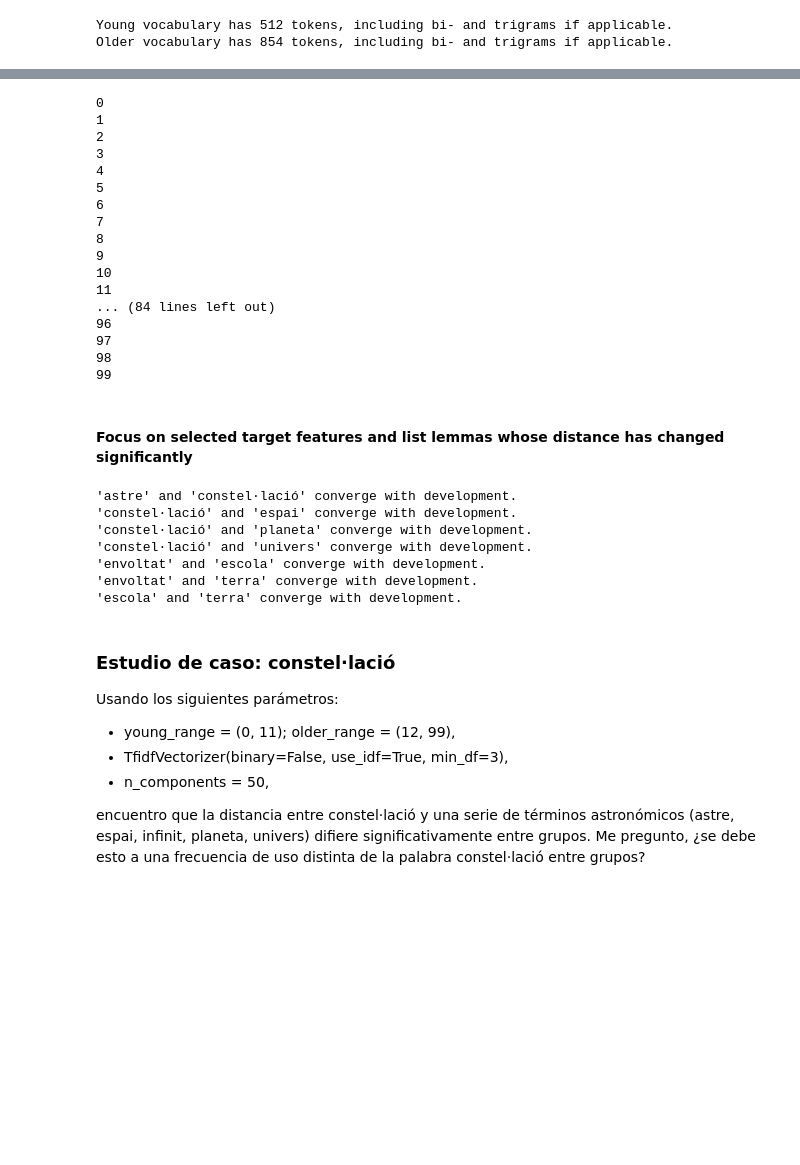
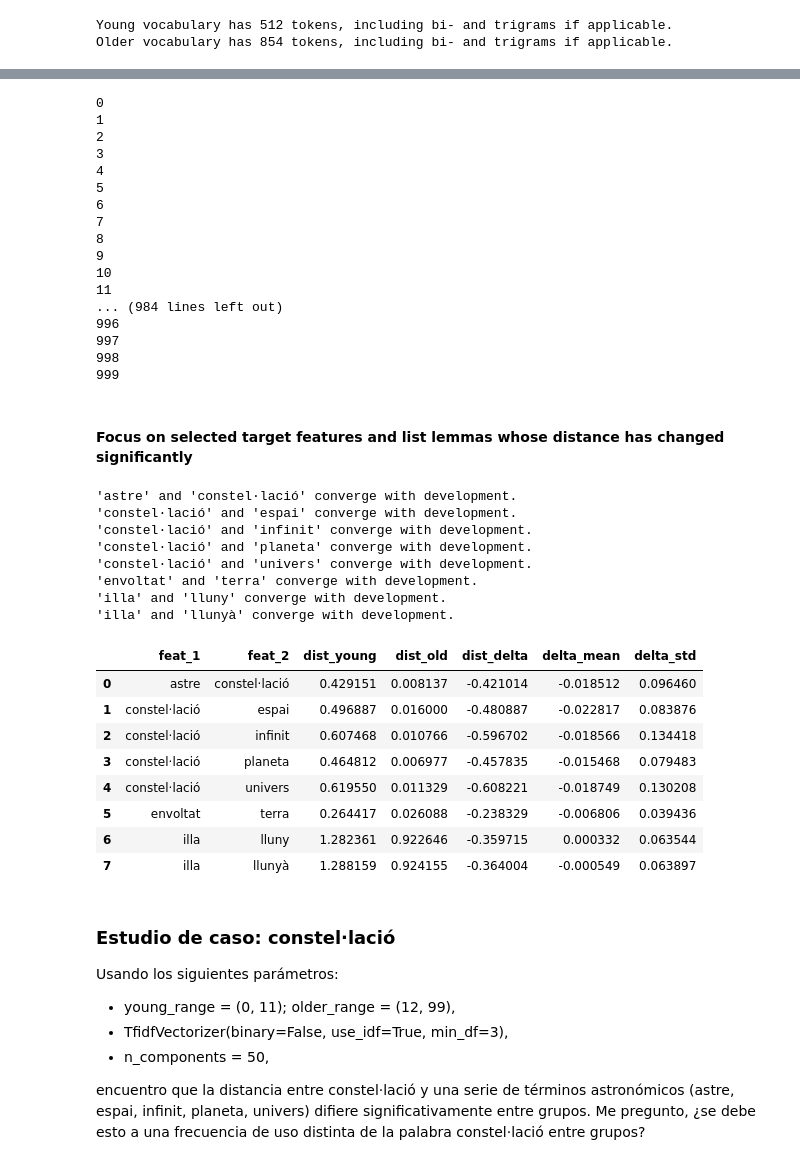
Before and after one commit to diegodlh/cesca, a Jupyter notebook: CesCa_corpus.ipynb, the cells around one changed output, grey strips where cells are left out. Drawn from its saved outputs; the diff is of its cells as text; code cells hidden in the pictures; blank space fills up the shorter version.

Commit message:
Change to 1000 iterations and add summary results table

```diff
--- a/CesCa_corpus.ipynb
+++ b/CesCa_corpus.ipynb
@@ -176,5 +176,5 @@ Older: 0.02758605988164162 ± 0.16141702464514926
 # %%
-iter = 100
+iter = 1000
 similarity_deltas = []
 similarity_correlations = []
 
@@ -219,11 +219,11 @@ similarity_deltas = np.array(similarity_deltas)
 9
 10
 11
-... (84 lines left out)
-96
-97
-98
-99
+... (984 lines left out)
+996
+997
+998
+999
 # %%
 # find significant deltas
 delta_means = np.nanmean(similarity_deltas, axis=0)  # ignore nan
@@ -237,30 +237,63 @@ significant_deltas = np.nonzero(delta_z > 4)  # keeps significant deltas (> 4sig
 # %%
 # loads target features (selected features I want to focus on)
 with open('cesca/target_features.txt') as filein:
     target_features = filein.readlines()
 target_features = [feature.strip() for feature in target_features]
+
+df_out = pd.DataFrame(
+    columns=[
+        'feat_1',
+        'feat_2',
+        'dist_young',
+        'dist_old',
+        'dist_delta',
+        'delta_mean',
+        'delta_std'
+    ]
+)
 
 # iterate over each pair of features whose distance changed significantly between groups,
 # check that both belong to the list of selected/target words, and
 # print in what direction the change occurred (i.e. in which group they were closer)
 for i, j in np.nditer(significant_deltas):
     feat_1 = features_all[i]
     feat_2 = features_all[j]
     if feat_1 in target_features and feat_2 in target_features:
         if similarity_young[i, j] < similarity_older[i, j]:
             print("'{}' and '{}' converge with development.".format(feat_1, feat_2))
         elif similarity_young[i, j] > similarity_older[i, j]:
             print("'{}' and '{}' diverge with development.".format(feat_1, feat_2))
         else:
             print("Unexpected result for features {} and {}.".format(feat_1, feat_2))
+        df_out = df_out.append({
+            'feat_1': feat_1,
+            'feat_2': feat_2,
+            'dist_young': 1 - similarity_young[i, j],
+            'dist_old': 1 - similarity_older[i, j],
+            'dist_delta': - similarity_delta[i, j],
+            'delta_mean': - delta_means[i, j],
+            'delta_std': delta_stds[i, j]
+        }, ignore_index=True)
+
+df_out
 # %% [output]
 'astre' and 'constel·lació' converge with development.
 'constel·lació' and 'espai' converge with development.
+'constel·lació' and 'infinit' converge with development.
 'constel·lació' and 'planeta' converge with development.
 'constel·lació' and 'univers' converge with development.
-'envoltat' and 'escola' converge with development.
 'envoltat' and 'terra' converge with development.
-'escola' and 'terra' converge with development.
+'illa' and 'lluny' converge with development.
+'illa' and 'llunyà' converge with development.
+|  | feat_1 | feat_2 | dist_young | dist_old | dist_delta | delta_mean | delta_std |
+| 0 | astre | constel·lació | 0.429151 | 0.008137 | -0.421014 | -0.018512 | 0.096460 |
+| 1 | constel·lació | espai | 0.496887 | 0.016000 | -0.480887 | -0.022817 | 0.083876 |
+| 2 | constel·lació | infinit | 0.607468 | 0.010766 | -0.596702 | -0.018566 | 0.134418 |
+| 3 | constel·lació | planeta | 0.464812 | 0.006977 | -0.457835 | -0.015468 | 0.079483 |
+| 4 | constel·lació | univers | 0.619550 | 0.011329 | -0.608221 | -0.018749 | 0.130208 |
+| 5 | envoltat | terra | 0.264417 | 0.026088 | -0.238329 | -0.006806 | 0.039436 |
+| 6 | illa | lluny | 1.282361 | 0.922646 | -0.359715 | 0.000332 | 0.063544 |
+| 7 | illa | llunyà | 1.288159 | 0.924155 | -0.364004 | -0.000549 | 0.063897 |
 # %% [markdown]
 ### Estudio de caso: constel·lació
 Usando los siguientes parámetros:
```
Also changed, not shown: parts of 3 cells of this notebook.
